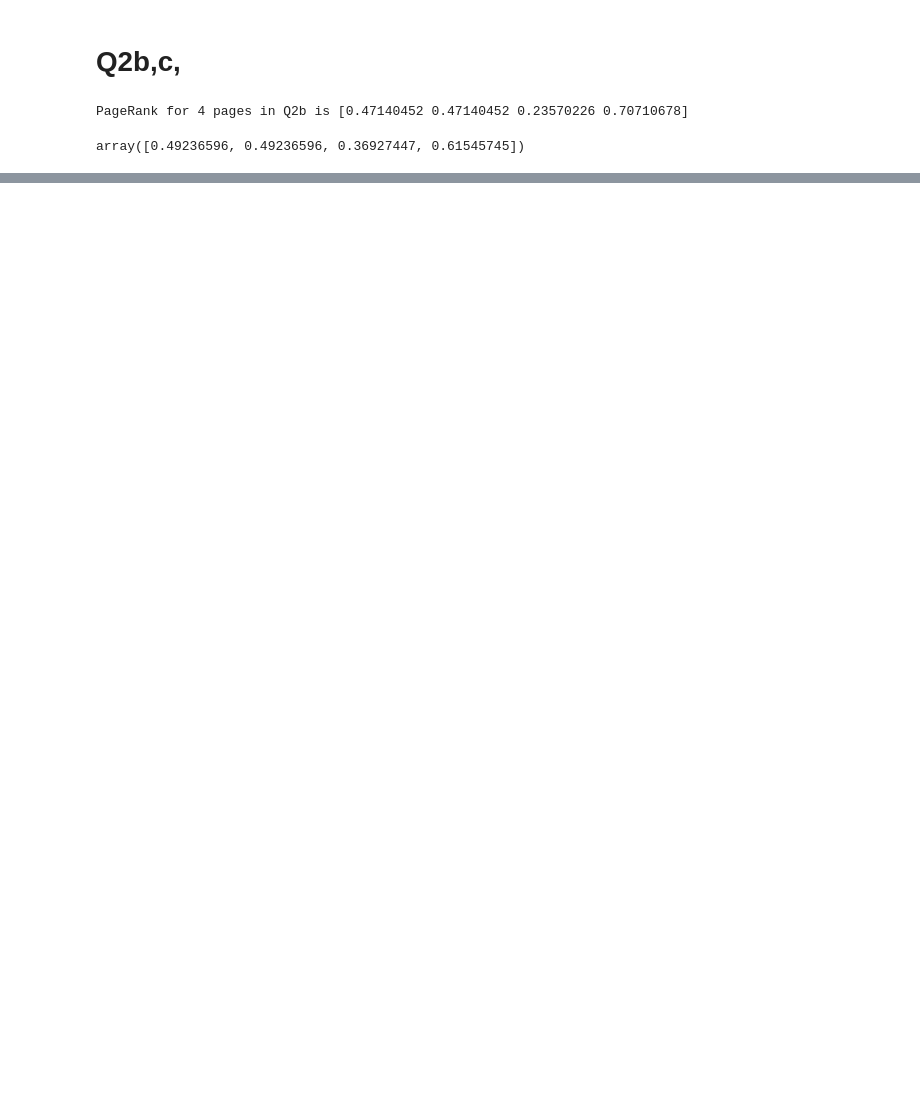
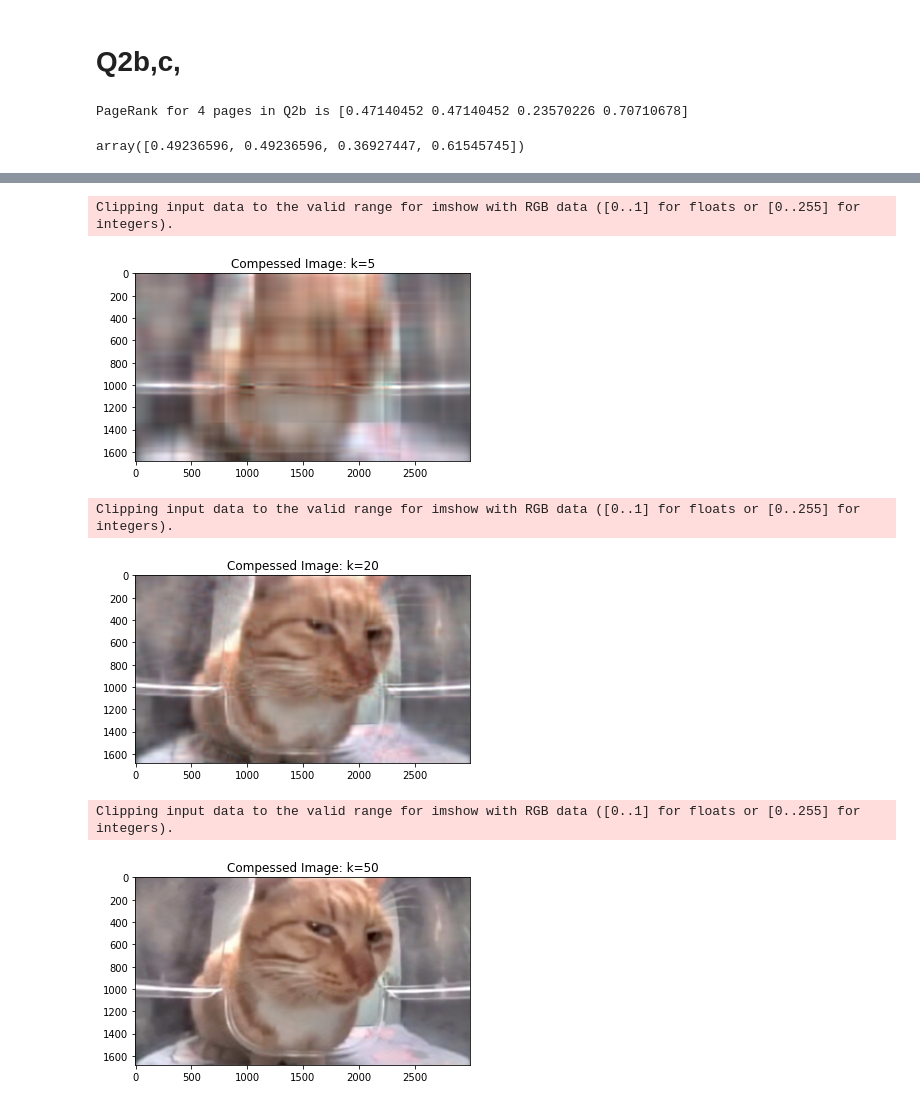
Before and after one commit to georgelord0/CMSC25300-Homeworks, a Jupyter notebook: hw5.ipynb, the cells around one changed output, grey strips where cells are left out. Saved outputs shown, nothing was run; the diff lists cells and outputs as text; code cells hidden in the pictures; blank space fills up the shorter version.

```diff
--- a/hw5.ipynb
+++ b/hw5.ipynb
@@ -39,0 +83,49 @@ array([0.49236596, 0.49236596, 0.36927447, 0.61545745])
+# %%
+def compress(image, k):
+    """
+    Perform svd decomposition and truncate it (using k singular values/vectors)
+
+    Parameters:
+        image (np.array): input image (probably, colourful)
+        k (int): approximation rank (number of singular values)
+
+    Returns:
+      reconst_matrix (np.array): reconstructed matrix (tensor in colourful case)
+
+      s (np.array): array of singular values
+    """
+
+    shp = image.shape
+    colors = image.shape[2]
+    s = np.zeros((k, colors))
+
+    reconst_matrix = np.zeros((shp[0], shp[1], shp[2]))
+
+    for c in range(0, colors):
+        U, S, Vt = la.svd(image[:,:,c], full_matrices=True)
+        s[:,c] = S[0:k]
+        reconst_matrix[:,:,c] = U[:,0:k]@np.diag(S[0:k])@Vt[0:k,:]
+
+    return reconst_matrix.astype(np.int32), s
+
+X_5, five_svs = compress(img, 5)
+plt.title('Compessed Image: k=5')
+plt.imshow(X_5.astype(np.int32))
+plt.show()
+
+X_20, twenty_svs = compress(img, 20)
+plt.title('Compessed Image: k=20')
+plt.imshow(X_20.astype(np.int32))
+plt.show()
+
+X_50, fifty_svs = compress(img, 50)
+plt.title('Compessed Image: k=50')
+plt.imshow(X_50.astype(np.int32))
+plt.show()
+# %% [output]
+Clipping input data to the valid range for imshow with RGB data ([0..1] for floats or [0..255] for integers).
+[figure, added]
+Clipping input data to the valid range for imshow with RGB data ([0..1] for floats or [0..255] for integers).
+[figure, added]
+Clipping input data to the valid range for imshow with RGB data ([0..1] for floats or [0..255] for integers).
+[figure, added]
```
Also changed, not shown: parts of 3 cells of this notebook, 2 other files.
